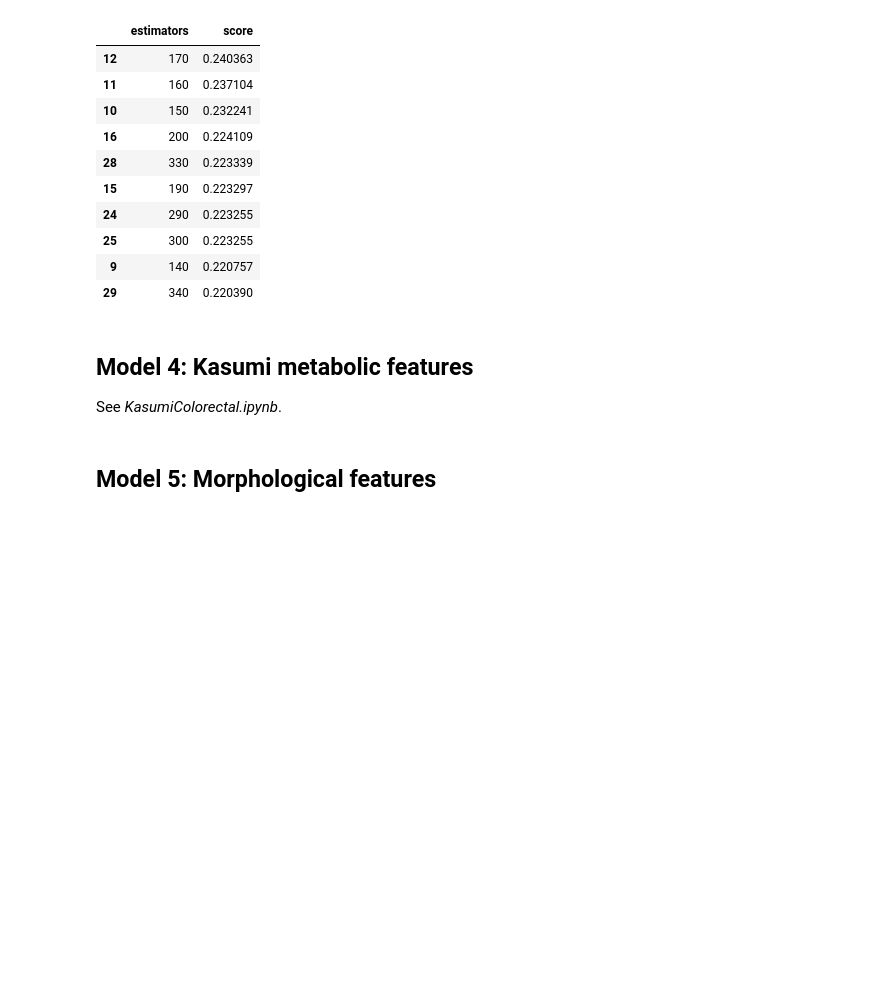
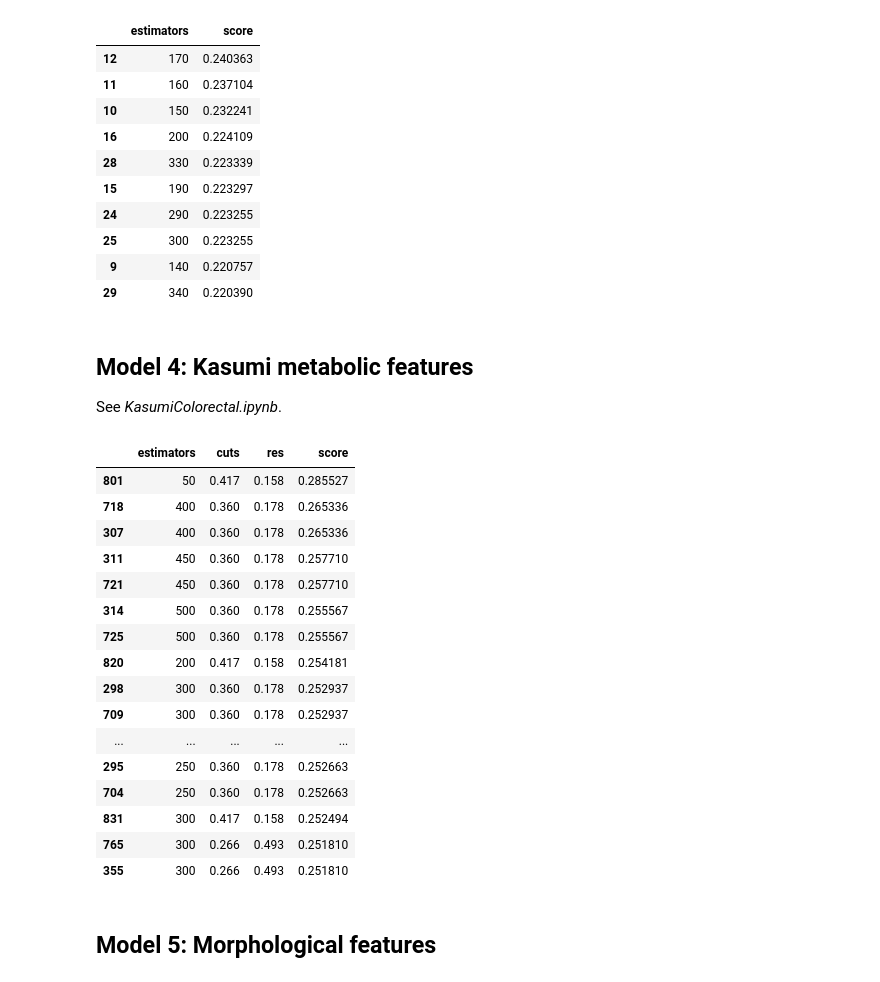
Before and after one commit to HartmannLab/MIBI-Analysis_Hamburg_CRC_TMA_2024, a Jupyter notebook: notebooks/spatial/StageXGB.ipynb, the cells around one changed output. Drawn from its saved outputs; the diff is of its cells as text; code cells hidden in the pictures; blank space fills up the shorter version.

```diff
--- a/notebooks/spatial/StageXGB.ipynb
+++ b/notebooks/spatial/StageXGB.ipynb
@@ -571,3 +593,24 @@ See *KasumiColorectal.ipynb*.
+# %%
+pd.read_csv("../../data/model4_kasumi_markers_f1_scores.txt", header=None,
+            names=["estimators", "cuts", "res", "score"]).sort_values("score", ascending=False).head(20)
+# %% [output]
+|  | estimators | cuts | res | score |
+| 801 | 50 | 0.417 | 0.158 | 0.285527 |
+| 718 | 400 | 0.360 | 0.178 | 0.265336 |
+| 307 | 400 | 0.360 | 0.178 | 0.265336 |
+| 311 | 450 | 0.360 | 0.178 | 0.257710 |
+| 721 | 450 | 0.360 | 0.178 | 0.257710 |
+| 314 | 500 | 0.360 | 0.178 | 0.255567 |
+| 725 | 500 | 0.360 | 0.178 | 0.255567 |
+| 820 | 200 | 0.417 | 0.158 | 0.254181 |
+| 298 | 300 | 0.360 | 0.178 | 0.252937 |
+| 709 | 300 | 0.360 | 0.178 | 0.252937 |
+| ... | ... | ... | ... | ... |
+| 295 | 250 | 0.360 | 0.178 | 0.252663 |
+| 704 | 250 | 0.360 | 0.178 | 0.252663 |
+| 831 | 300 | 0.417 | 0.158 | 0.252494 |
+| 765 | 300 | 0.266 | 0.493 | 0.251810 |
+| 355 | 300 | 0.266 | 0.493 | 0.251810 |
 # %% [markdown]
 ## Model 5: Morphological features
 # %%
```
Also changed, not shown: parts of 12 cells of this notebook, 1 other file.
